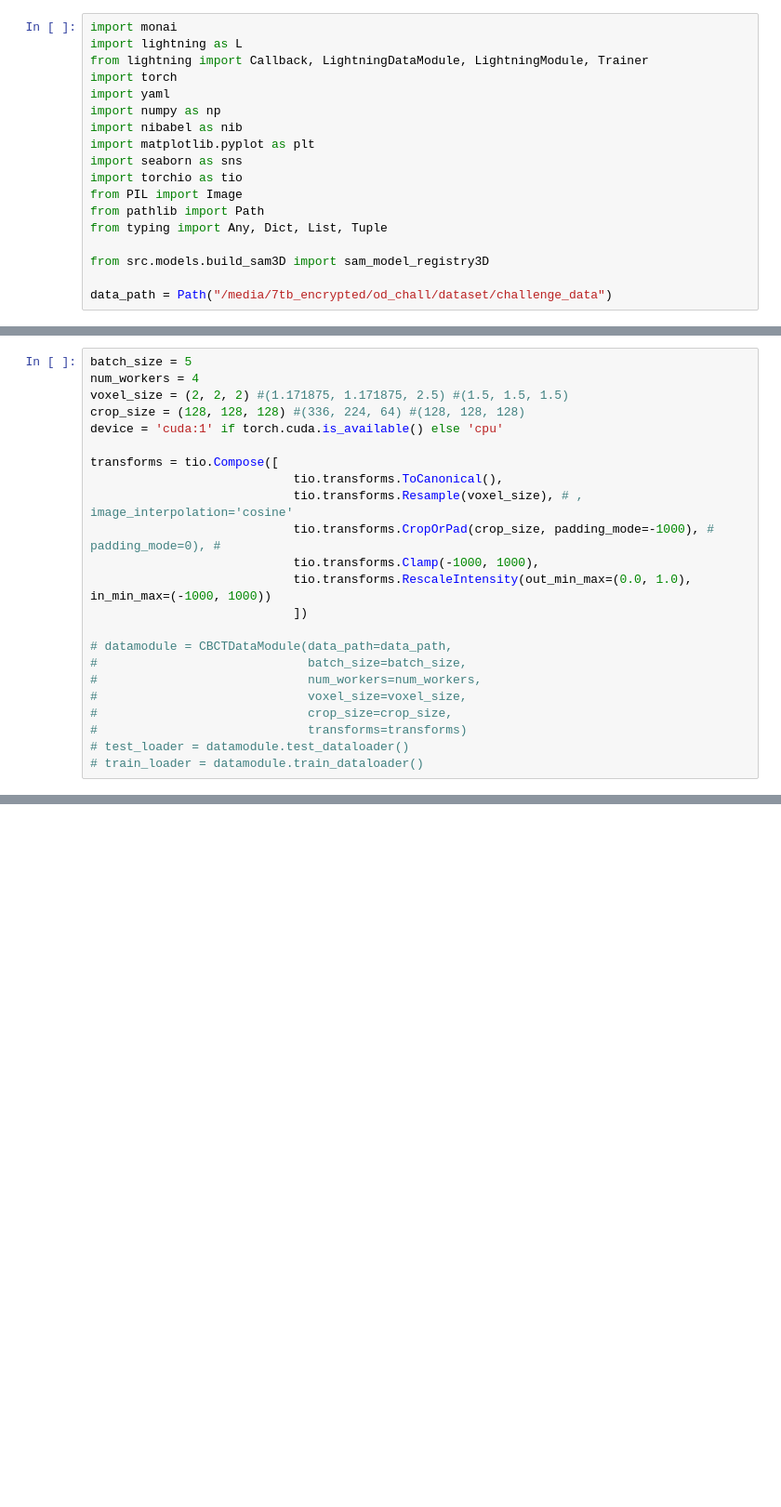
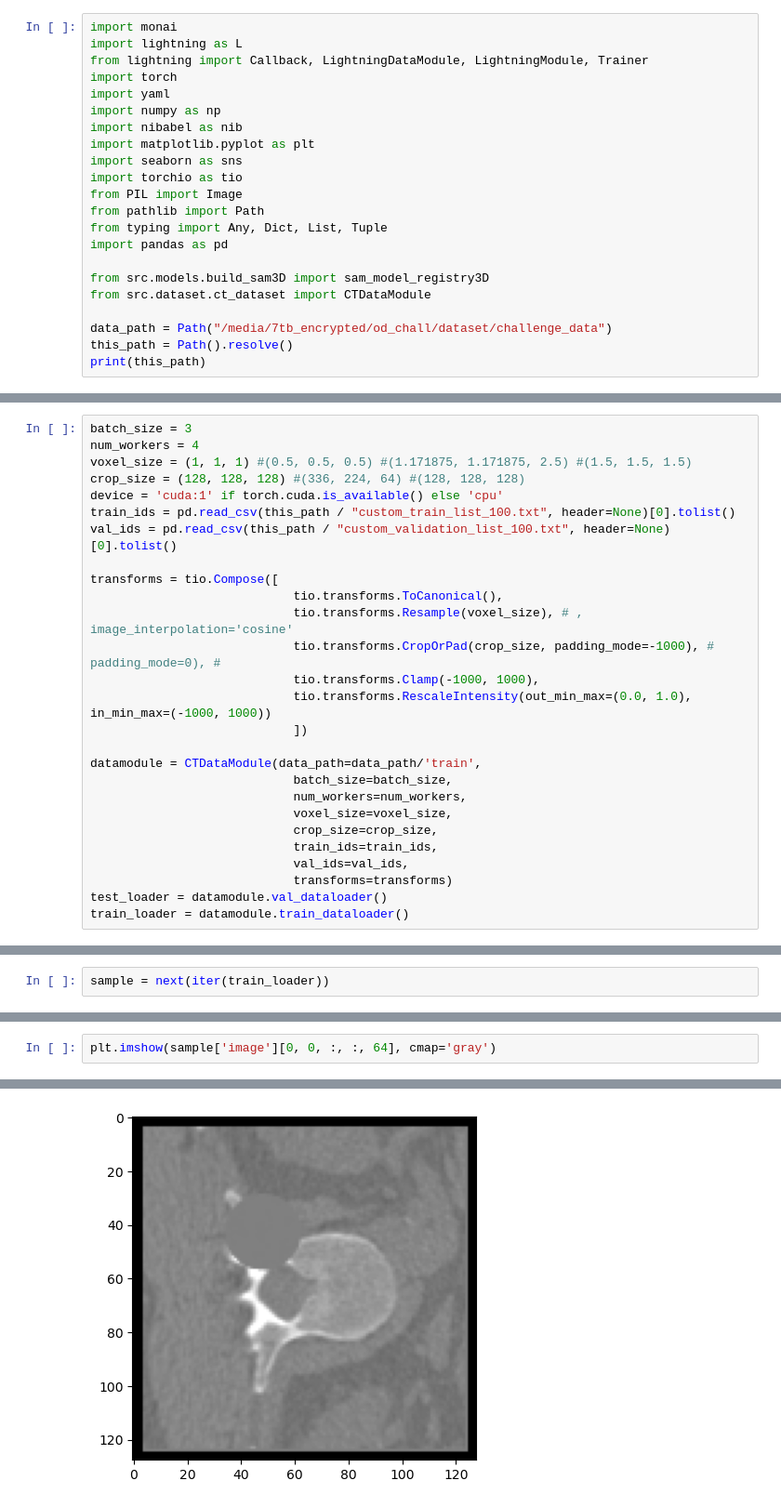
Before and after one commit to alexCortinaU/OutlierDetectionChallenge2024, a Jupyter notebook: deep_learning/dummy_fwd.ipynb, the cells around one changed output, grey strips where cells are left out. Shown at 93% size. Drawn from its saved outputs; the diff is of its cells as text; blank space fills up the shorter version.

Commit message:
training features

```diff
--- a/deep_learning/dummy_fwd.ipynb
+++ b/deep_learning/dummy_fwd.ipynb
@@ -12,7 +12,11 @@ import torchio as tio
 from PIL import Image
 from pathlib import Path
 from typing import Any, Dict, List, Tuple
+import pandas as pd
 
 from src.models.build_sam3D import sam_model_registry3D
+from src.dataset.ct_dataset import CTDataModule
 
 data_path = Path("/media/7tb_encrypted/od_chall/dataset/challenge_data")
+this_path = Path().resolve()
+print(this_path)
@@ -24,9 +25,11 @@ print(torch.cuda.device_count())
 # %%
-batch_size = 5
+batch_size = 3
 num_workers = 4
-voxel_size = (2, 2, 2) #(1.171875, 1.171875, 2.5) #(1.5, 1.5, 1.5)
+voxel_size = (1, 1, 1) #(0.5, 0.5, 0.5) #(1.171875, 1.171875, 2.5) #(1.5, 1.5, 1.5)
 crop_size = (128, 128, 128) #(336, 224, 64) #(128, 128, 128)
 device = 'cuda:1' if torch.cuda.is_available() else 'cpu'
+train_ids = pd.read_csv(this_path / "custom_train_list_100.txt", header=None)[0].tolist()
+val_ids = pd.read_csv(this_path / "custom_validation_list_100.txt", header=None)[0].tolist()
 
 transforms = tio.Compose([
                             tio.transforms.ToCanonical(),
@@ -36,11 +39,13 @@ transforms = tio.Compose([
                             tio.transforms.RescaleIntensity(out_min_max=(0.0, 1.0), in_min_max=(-1000, 1000))
                             ])
 
-# datamodule = CBCTDataModule(data_path=data_path,
-#                             batch_size=batch_size,
-#                             num_workers=num_workers,
-#                             voxel_size=voxel_size,
-#                             crop_size=crop_size,
-#                             transforms=transforms)
-# test_loader = datamodule.test_dataloader()
-# train_loader = datamodule.train_dataloader()
+datamodule = CTDataModule(data_path=data_path/'train',
+                            batch_size=batch_size,
+                            num_workers=num_workers,
+                            voxel_size=voxel_size,
+                            crop_size=crop_size,
+                            train_ids=train_ids,
+                            val_ids=val_ids,
+                            transforms=transforms)
+test_loader = datamodule.val_dataloader()
+train_loader = datamodule.train_dataloader()
@@ -46,0 +63,2 @@ transforms = tio.Compose([
+# %%
+sample = next(iter(train_loader))
@@ -46,0 +69,3 @@ transforms = tio.Compose([
+# %%
+plt.imshow(sample['image'][0, 0, :, :, 64], cmap='gray')
+# %% [output]
@@ -47,3 +73,4 @@ transforms = tio.Compose([
+[figure, added]
 # %%
 ckpt_path = data_path.parent / 'sam_med3d_turbo.pth'
 # with open(ckpt_path, "rb") as f:
```
Also changed, not shown: parts of 11 cells of this notebook, 5 other files.
